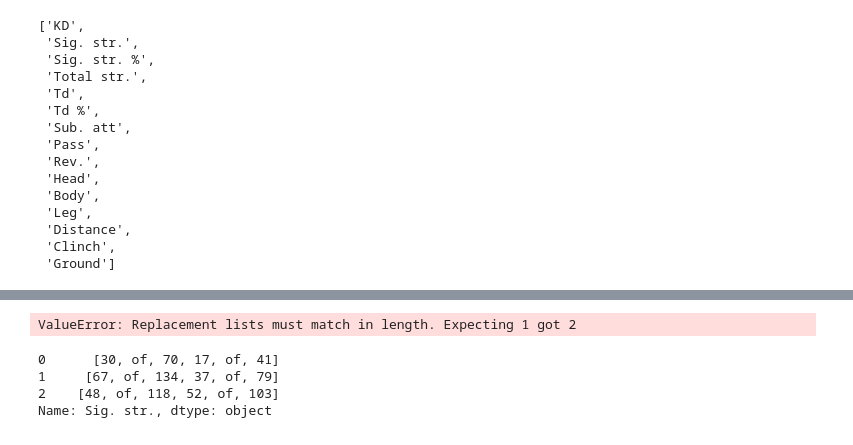
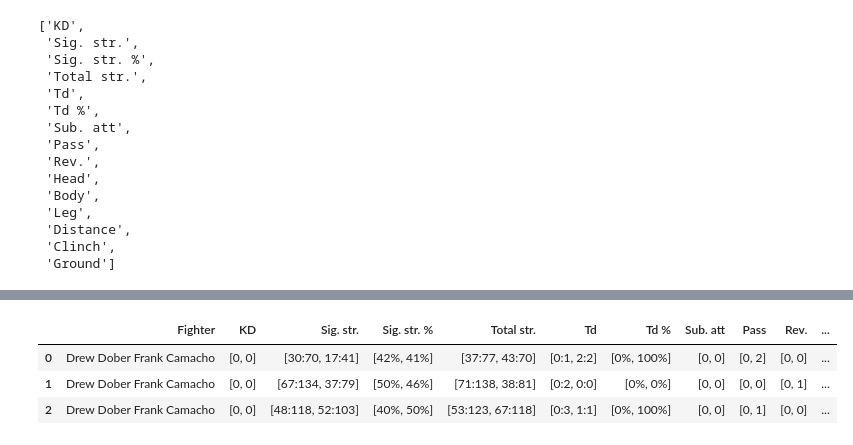
Before and after one commit to Neji128/Creating-a-SQL-Server-via-Web-Scrapping, a Jupyter notebook: data/Web_Scrapping.ipynb, the cells around one changed output, grey strips where cells are left out. Saved outputs shown, nothing was run; the diff lists cells and outputs as text; code cells hidden in the pictures.

```diff
--- a/data/Web_Scrapping.ipynb
+++ b/data/Web_Scrapping.ipynb
@@ -562,8 +553,0 @@ SyntaxError: invalid syntax (<ipython-input-99-b73c2069bac2>, line 5)
-# %%
-for x in fight_by_round['Sig. str.']:
-    new_list = []
-    y = [":".join(x[0:3:2]), ":".join(x[3:6:2])]
-    new_list.append(y)
-fight_by_round['Sig. str.']
-# %% [output]
-ValueError: Replacement lists must match in length. Expecting 1 got 2
@@ -573,7 +568,7 @@ def column_to_ratio(df[column]):
 # %%
-fight_by_round['Sig. str.']
+fight_by_round
 # %% [output]
-0      [30, of, 70, 17, of, 41]
-1     [67, of, 134, 37, of, 79]
-2    [48, of, 118, 52, of, 103]
-Name: Sig. str., dtype: object
+|  | Fighter | KD | Sig. str. | Sig. str. % | Total str. | Td | Td % | Sub. att | Pass | Rev. | ... |
+| 0 | Drew Dober Frank Camacho | [0, 0] | [30:70, 17:41] | [42%, 41%] | [37:77, 43:70] | [0:1, 2:2] | [0%, 100%] | [0, 0] | [0, 2] | [0, 0] | ... |
+| 1 | Drew Dober Frank Camacho | [0, 0] | [67:134, 37:79] | [50%, 46%] | [71:138, 38:81] | [0:2, 0:0] | [0%, 0%] | [0, 0] | [0, 0] | [0, 1] | ... |
+| 2 | Drew Dober Frank Camacho | [0, 0] | [48:118, 52:103] | [40%, 50%] | [53:123, 67:118] | [0:3, 1:1] | [0%, 100%] | [0, 0] | [0, 1] | [0, 0] | ... |
```
Also changed, not shown: parts of 11 cells of this notebook.
